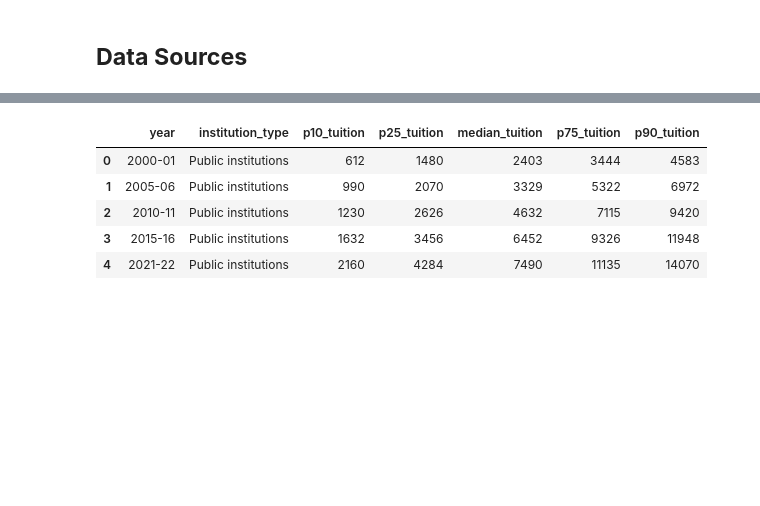
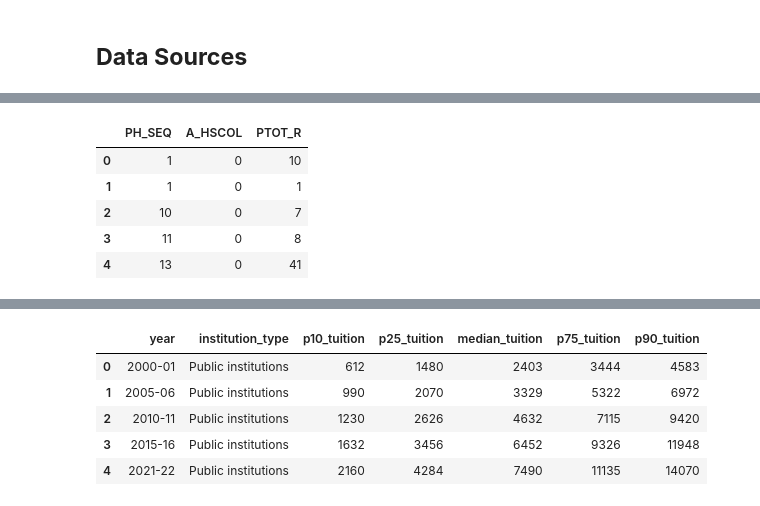
Before and after one commit to oliviatawakol/julieandliv, a Jupyter notebook: julieandliv.ipynb, the cells around one changed output, grey strips where cells are left out. Cells and saved outputs as stored; diff of their text form; code cells hidden in the pictures; blank space fills up the shorter version.

```diff
--- a/julieandliv.ipynb
+++ b/julieandliv.ipynb
@@ -558,0 +55,16 @@ A key question we hope to explore is: How much have tuition costs increased over
+# %%
+# Load only the columns needed for this analysis
+income_gap_df = pd.read_csv(
+    "uscensus.csv",
+    usecols=["PH_SEQ", "PTOT_R", "A_HSCOL"]
+)
+
+# Preview the raw subset
+income_gap_df.head()
+# %% [output]
+|  | PH_SEQ | A_HSCOL | PTOT_R |
+| 0 | 1 | 0 | 10 |
+| 1 | 1 | 0 | 1 |
+| 2 | 10 | 0 | 7 |
+| 3 | 11 | 0 | 8 |
+| 4 | 13 | 0 | 41 |
```
Also changed, not shown: parts of 69 cells of this notebook.
